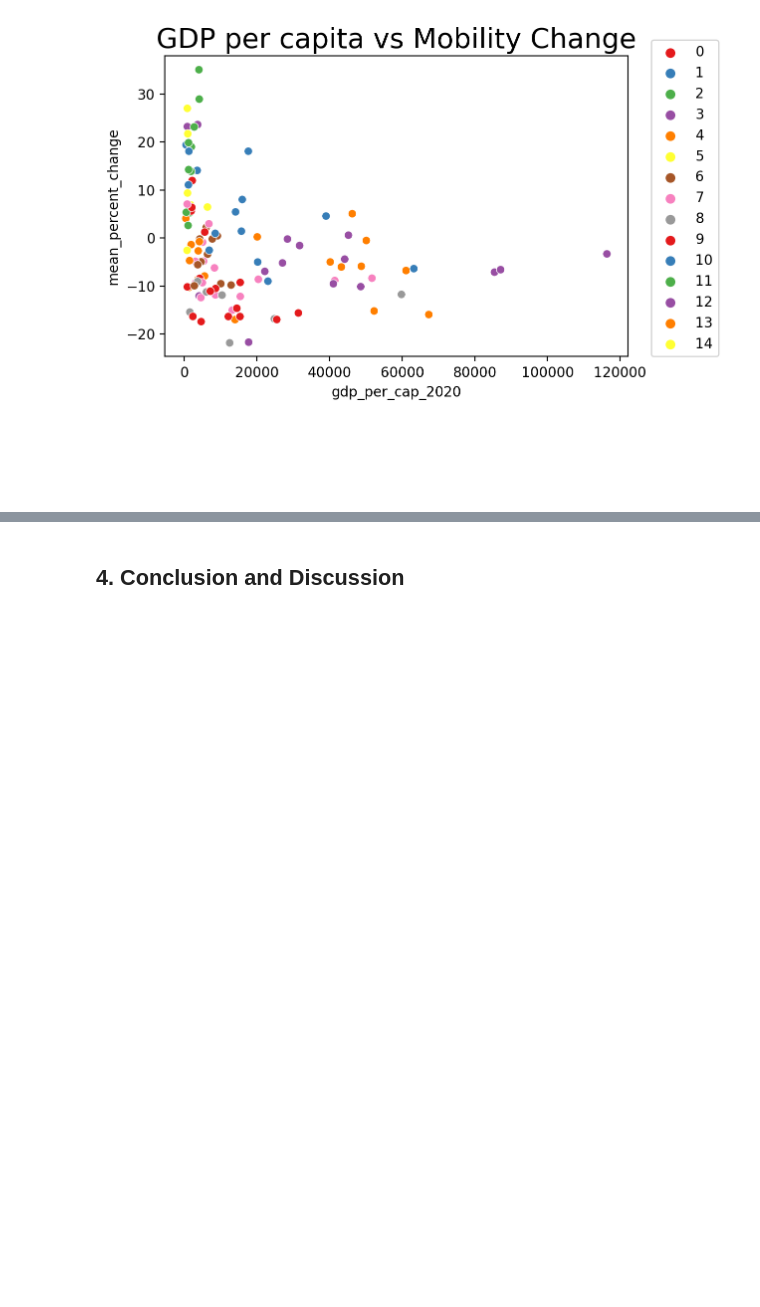
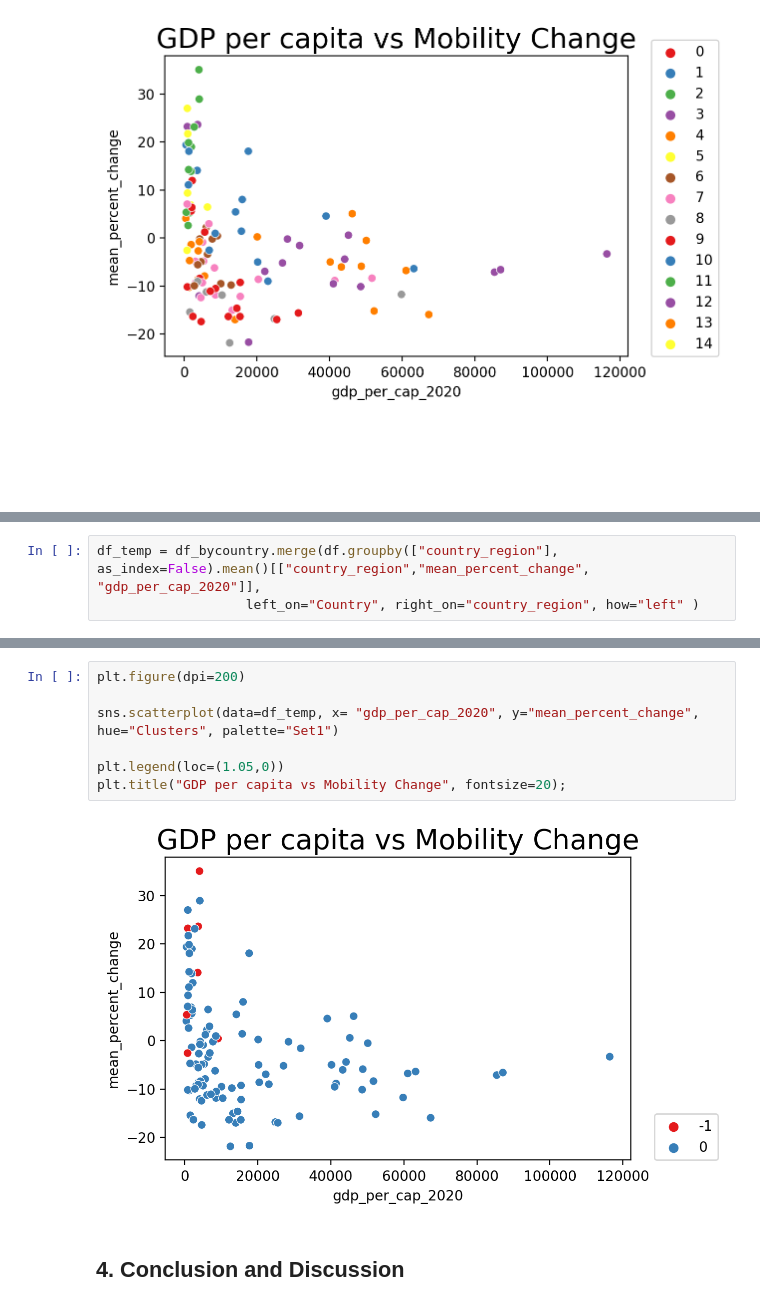
Before and after one commit to DrFarukAydin/data-science-portfolio, a Jupyter notebook: machine-learning/mobility-cluster.ipynb, the cells around one changed output, grey strips where cells are left out. Saved outputs shown, nothing was run; the diff lists cells and outputs as text; blank space fills up the shorter version.

```diff
--- a/machine-learning/mobility-cluster.ipynb
+++ b/machine-learning/mobility-cluster.ipynb
@@ -248,0 +347,3 @@ plt.title("GDP per capita vs Mobility Change", fontsize=20);
+# %%
+df_temp = df_bycountry.merge(df.groupby(["country_region"], as_index=False).mean()[["country_region","mean_percent_change", "gdp_per_cap_2020"]],
+                   left_on="Country", right_on="country_region", how="left" )
@@ -249,3 +359,12 @@ plt.title("GDP per capita vs Mobility Change", fontsize=20);
+# %%
+plt.figure(dpi=200)
+
+sns.scatterplot(data=df_temp, x= "gdp_per_cap_2020", y="mean_percent_change", hue="Clusters", palette="Set1")
+
+plt.legend(loc=(1.05,0))
+plt.title("GDP per capita vs Mobility Change", fontsize=20);
+# %% [output]
+[figure, added]
 # %% [markdown]
 ## 4. Conclusion and Discussion
 # %% [markdown]
```
Also changed, not shown: parts of 37 cells of this notebook, 1 other file.
